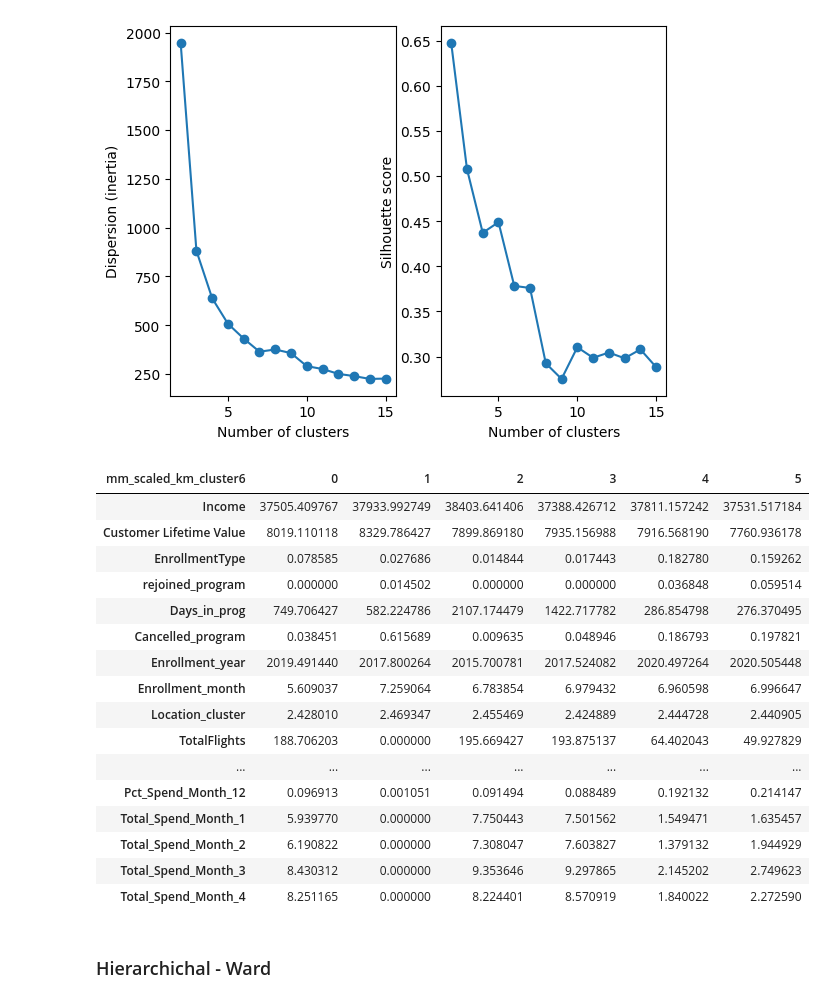
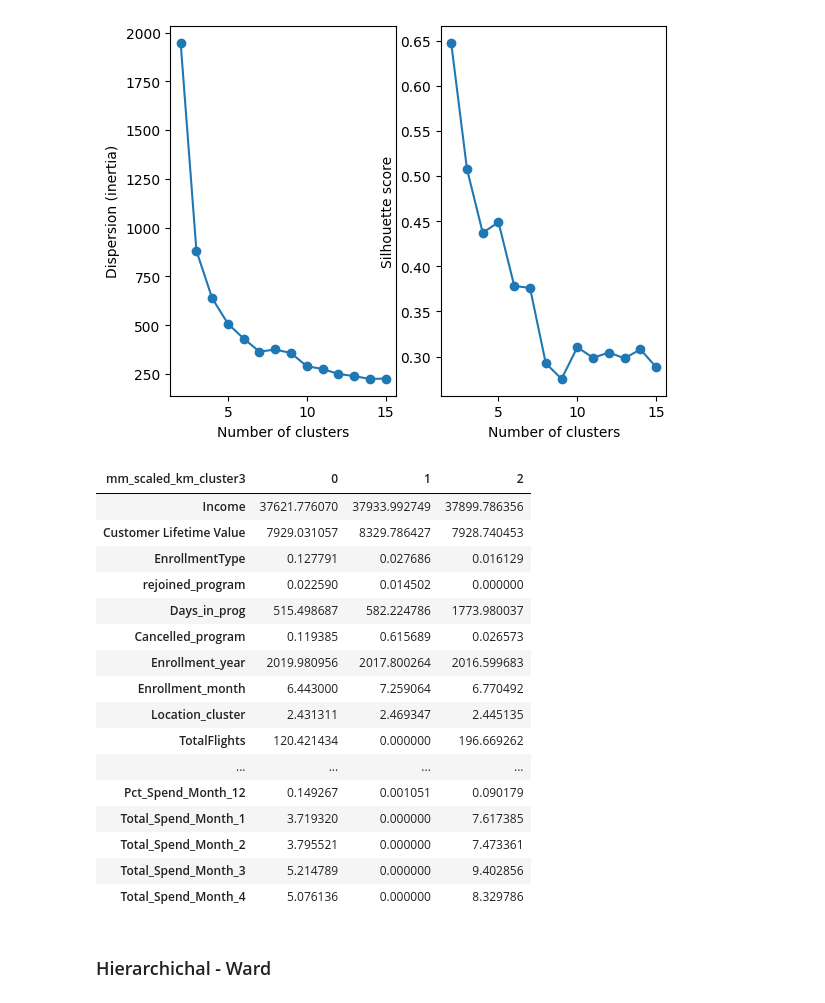
Before and after one commit to andrerangelferreira/DataMiningProject_AIAI_Group51, a Jupyter notebook: notebooks/FAUSTO__Group51_Clustering_Code.ipynb, the cells around one changed output. Cells and saved outputs as stored; diff of their text form; code cells hidden in the pictures.

```diff
--- a/notebooks/FAUSTO__Group51_Clustering_Code.ipynb
+++ b/notebooks/FAUSTO__Group51_Clustering_Code.ipynb
@@ -365,28 +365,28 @@ plot_inertia_and_silhouette(customer_engagement_mm)
 # %% [output]
 [figure]
 # %%
-kmeans_mm_scl = KMeans(n_clusters=6, random_state=42).fit(customer_engagement_mm)
-people['mm_scaled_km_cluster6'] = kmeans_mm_scl.predict(customer_engagement_mm)
+kmeans_mm_scl = KMeans(n_clusters=3, random_state=42).fit(customer_engagement_mm)
+people['mm_scaled_km_cluster3'] = kmeans_mm_scl.predict(customer_engagement_mm)
 # %%
-groupby_mean(people, 'mm_scaled_km_cluster6')
+groupby_mean(people, 'mm_scaled_km_cluster3')
 # %% [output]
-| mm_scaled_km_cluster6 | 0 | 1 | 2 | 3 | 4 | 5 |
-| Income | 37505.409767 | 37933.992749 | 38403.641406 | 37388.426712 | 37811.157242 | 37531.517184 |
-| Customer Lifetime Value | 8019.110118 | 8329.786427 | 7899.869180 | 7935.156988 | 7916.568190 | 7760.936178 |
-| EnrollmentType | 0.078585 | 0.027686 | 0.014844 | 0.017443 | 0.182780 | 0.159262 |
-| rejoined_program | 0.000000 | 0.014502 | 0.000000 | 0.000000 | 0.036848 | 0.059514 |
-| Days_in_prog | 749.706427 | 582.224786 | 2107.174479 | 1422.717782 | 286.854798 | 276.370495 |
-| Cancelled_program | 0.038451 | 0.615689 | 0.009635 | 0.048946 | 0.186793 | 0.197821 |
-| Enrollment_year | 2019.491440 | 2017.800264 | 2015.700781 | 2017.524082 | 2020.497264 | 2020.505448 |
-| Enrollment_month | 5.609037 | 7.259064 | 6.783854 | 6.979432 | 6.960598 | 6.996647 |
-| Location_cluster | 2.428010 | 2.469347 | 2.455469 | 2.424889 | 2.444728 | 2.440905 |
-| TotalFlights | 188.706203 | 0.000000 | 195.669427 | 193.875137 | 64.402043 | 49.927829 |
-| ... | ... | ... | ... | ... | ... | ... |
-| Pct_Spend_Month_12 | 0.096913 | 0.001051 | 0.091494 | 0.088489 | 0.192132 | 0.214147 |
-| Total_Spend_Month_1 | 5.939770 | 0.000000 | 7.750443 | 7.501562 | 1.549471 | 1.635457 |
-| Total_Spend_Month_2 | 6.190822 | 0.000000 | 7.308047 | 7.603827 | 1.379132 | 1.944929 |
-| Total_Spend_Month_3 | 8.430312 | 0.000000 | 9.353646 | 9.297865 | 2.145202 | 2.749623 |
-| Total_Spend_Month_4 | 8.251165 | 0.000000 | 8.224401 | 8.570919 | 1.840022 | 2.272590 |
+| mm_scaled_km_cluster3 | 0 | 1 | 2 |
+| Income | 37621.776070 | 37933.992749 | 37899.786356 |
+| Customer Lifetime Value | 7929.031057 | 8329.786427 | 7928.740453 |
+| EnrollmentType | 0.127791 | 0.027686 | 0.016129 |
+| rejoined_program | 0.022590 | 0.014502 | 0.000000 |
+| Days_in_prog | 515.498687 | 582.224786 | 1773.980037 |
+| Cancelled_program | 0.119385 | 0.615689 | 0.026573 |
+| Enrollment_year | 2019.980956 | 2017.800264 | 2016.599683 |
+| Enrollment_month | 6.443000 | 7.259064 | 6.770492 |
+| Location_cluster | 2.431311 | 2.469347 | 2.445135 |
+| TotalFlights | 120.421434 | 0.000000 | 196.669262 |
+| ... | ... | ... | ... |
+| Pct_Spend_Month_12 | 0.149267 | 0.001051 | 0.090179 |
+| Total_Spend_Month_1 | 3.719320 | 0.000000 | 7.617385 |
+| Total_Spend_Month_2 | 3.795521 | 0.000000 | 7.473361 |
+| Total_Spend_Month_3 | 5.214789 | 0.000000 | 9.402856 |
+| Total_Spend_Month_4 | 5.076136 | 0.000000 | 8.329786 |
 # %% [markdown]
 ### Hierarchichal - Ward
 # %%
```
Also changed, not shown: parts of 5 cells of this notebook.
